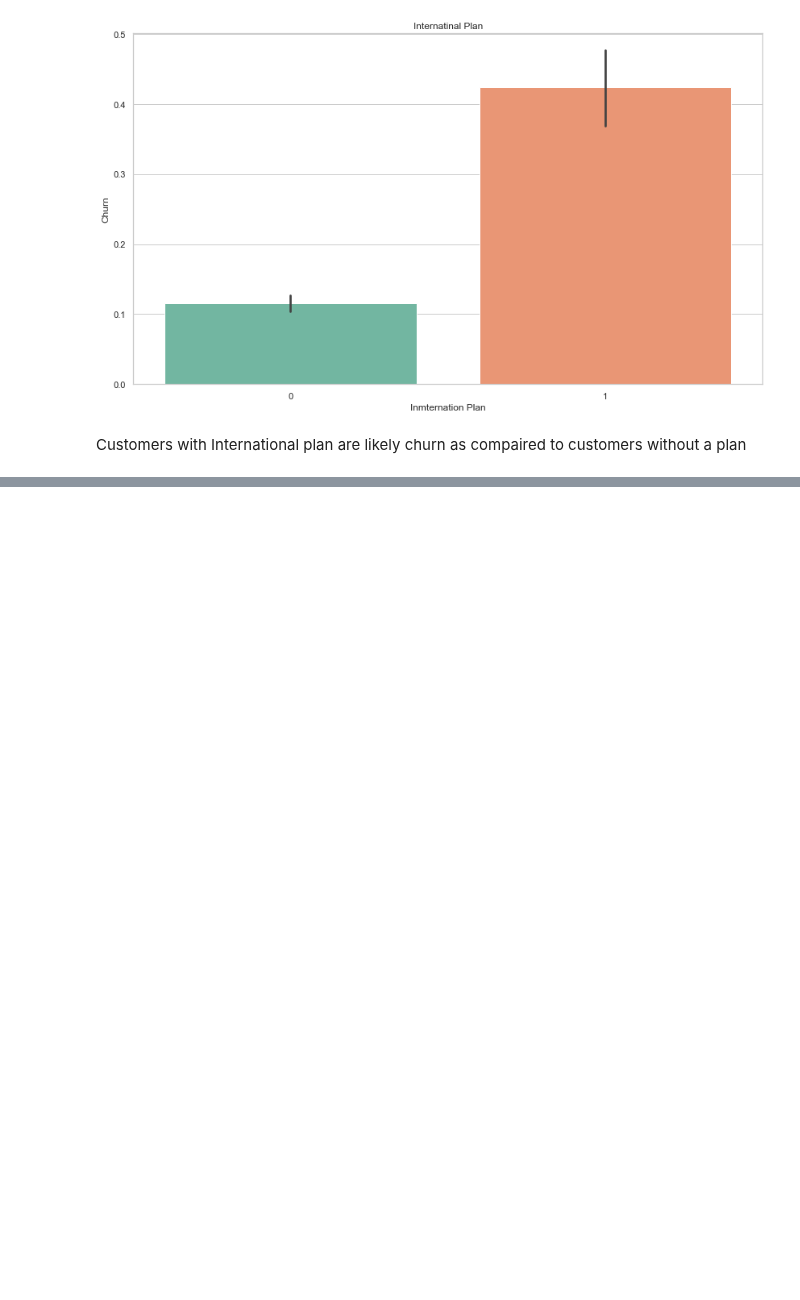
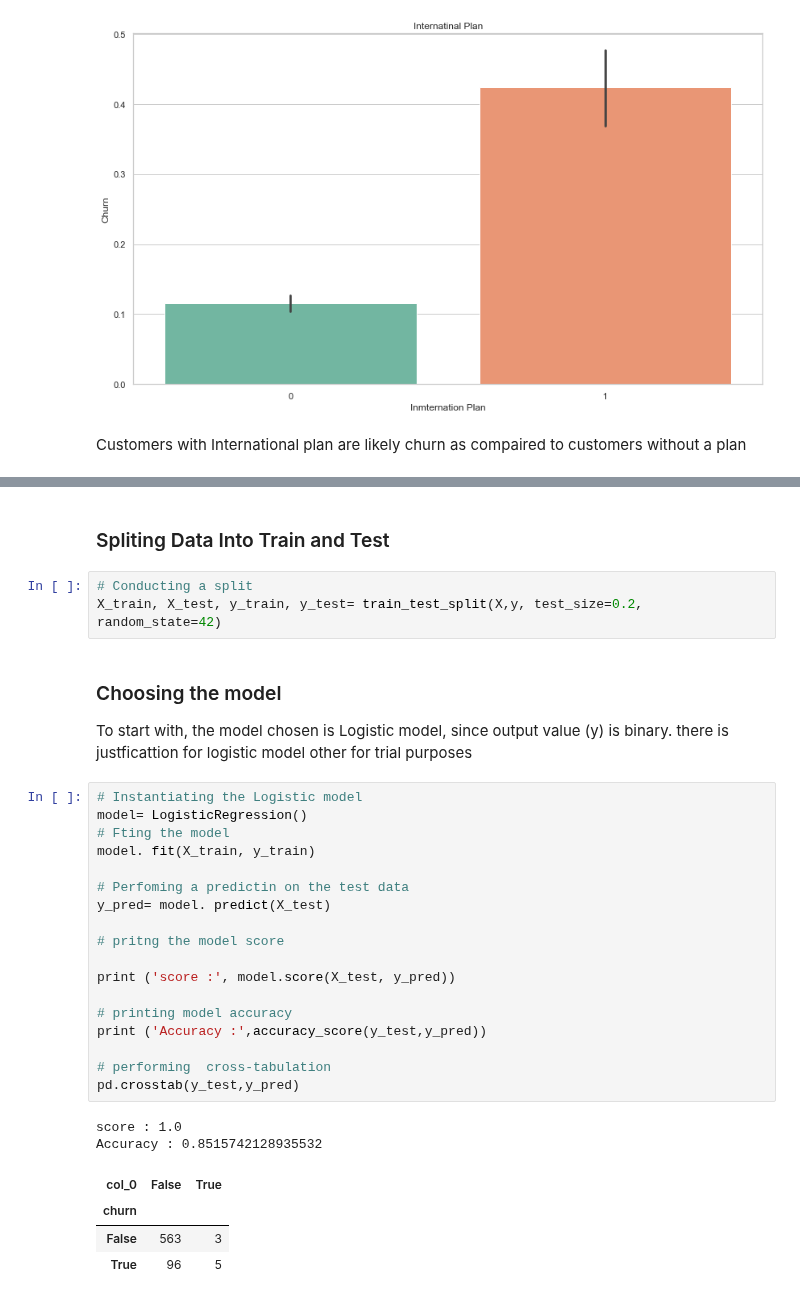
Before and after one commit to ThomasOkiwi/Phase-Three-Final-Project, a Jupyter notebook: index.ipynb, the cells around one changed output, grey strips where cells are left out. Drawn from its saved outputs; the diff is of its cells as text; blank space fills up the shorter version.

```diff
--- a/index.ipynb
+++ b/index.ipynb
@@ -389,0 +423,34 @@ Customers with International plan are likely churn as compaired to customers wit
+# %% [markdown]
+### Spliting Data Into Train and Test
+# %%
+# Conducting a split
+X_train, X_test, y_train, y_test= train_test_split(X,y, test_size=0.2, random_state=42)
+# %% [markdown]
+### Choosing the model
+
+To start with, the model chosen is Logistic model, since output value (y) is binary. there is justficattion for logistic model other for trial purposes
+# %%
+# Instantiating the Logistic model
+model= LogisticRegression()
+# Fting the model
+model. fit(X_train, y_train)
+
+# Perfoming a predictin on the test data
+y_pred= model. predict(X_test)
+
+# pritng the model score
+
+print ('score :', model.score(X_test, y_pred))
+
+# printing model accuracy
+print ('Accuracy :',accuracy_score(y_test,y_pred))
+
+# performing  cross-tabulation
+pd.crosstab(y_test,y_pred)
+# %% [output]
+score : 1.0
+Accuracy : 0.8515742128935532
+| col_0 | False | True |
+| churn |  |  |
+| False | 563 | 3 |
+| True | 96 | 5 |
```
Also changed, not shown: parts of 10 cells of this notebook.
